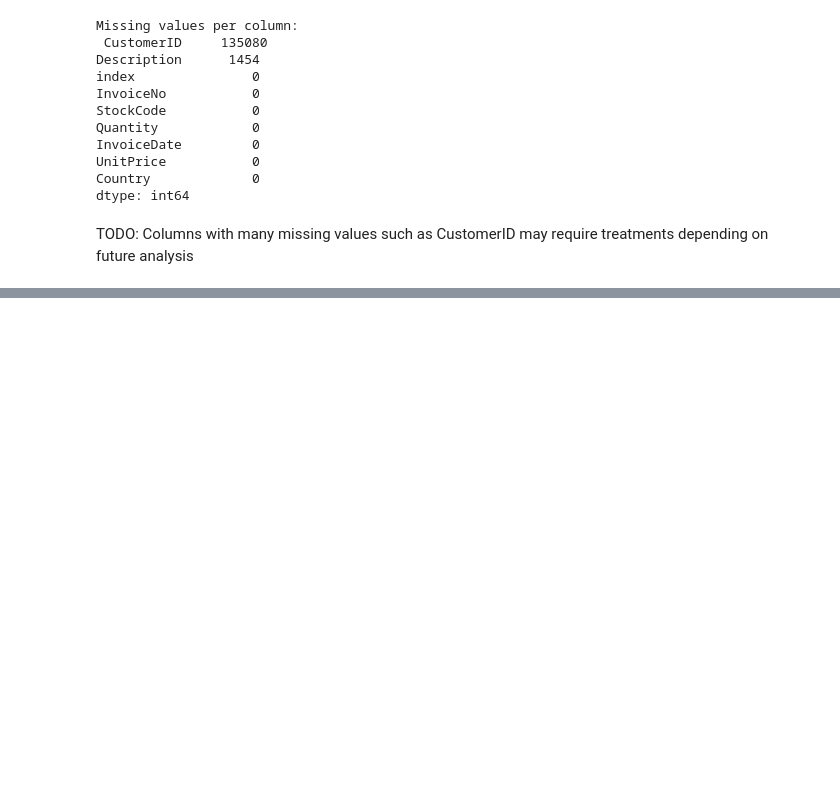
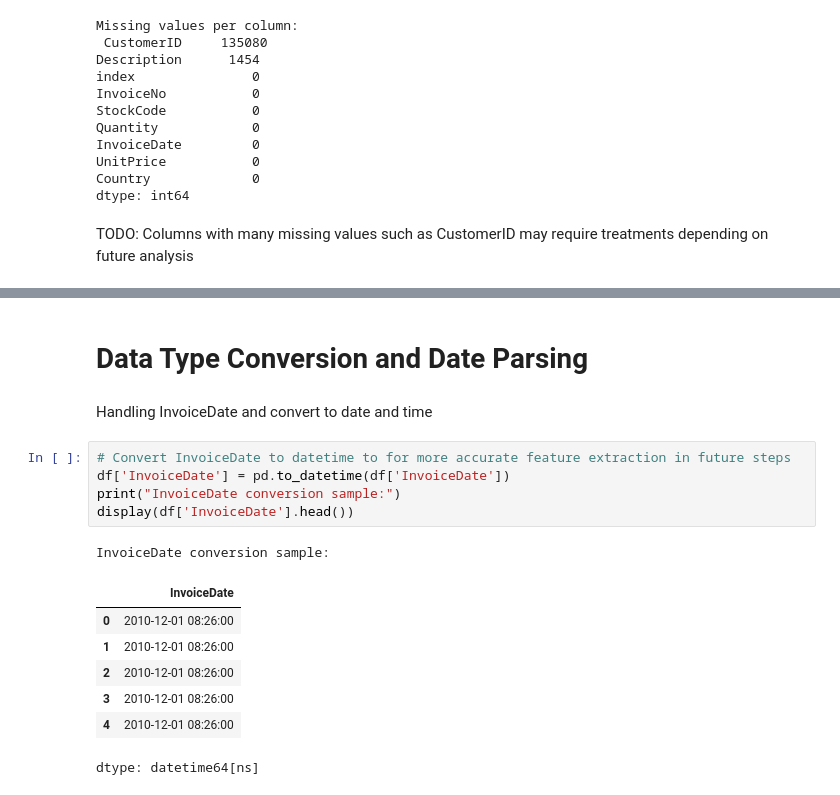
Before and after one commit to j2damax/principles-of-ds-cw02, a Jupyter notebook: nipunaluthge/Principles_of_DS_Group_Assignment_Nip.ipynb, the cells around one changed output, grey strips where cells are left out. Drawn from its saved outputs; the diff is of its cells as text; blank space fills up the shorter version.

```diff
--- a/nipunaluthge/Principles_of_DS_Group_Assignment_Nip.ipynb
+++ b/nipunaluthge/Principles_of_DS_Group_Assignment_Nip.ipynb
@@ -95,0 +143,18 @@ TODO: Columns with many missing values such as CustomerID may require treatments
+# %% [markdown]
+# Data Type Conversion and Date Parsing
+# %% [markdown]
+Handling InvoiceDate and convert to date and time
+# %%
+# Convert InvoiceDate to datetime to for more accurate feature extraction in future steps
+df['InvoiceDate'] = pd.to_datetime(df['InvoiceDate'])
+print("InvoiceDate conversion sample:")
+display(df['InvoiceDate'].head())
+# %% [output]
+InvoiceDate conversion sample:
+|  | InvoiceDate |
+| 0 | 2010-12-01 08:26:00 |
+| 1 | 2010-12-01 08:26:00 |
+| 2 | 2010-12-01 08:26:00 |
+| 3 | 2010-12-01 08:26:00 |
+| 4 | 2010-12-01 08:26:00 |
+dtype: datetime64[ns]
```
Also changed, not shown: parts of 10 cells of this notebook.
